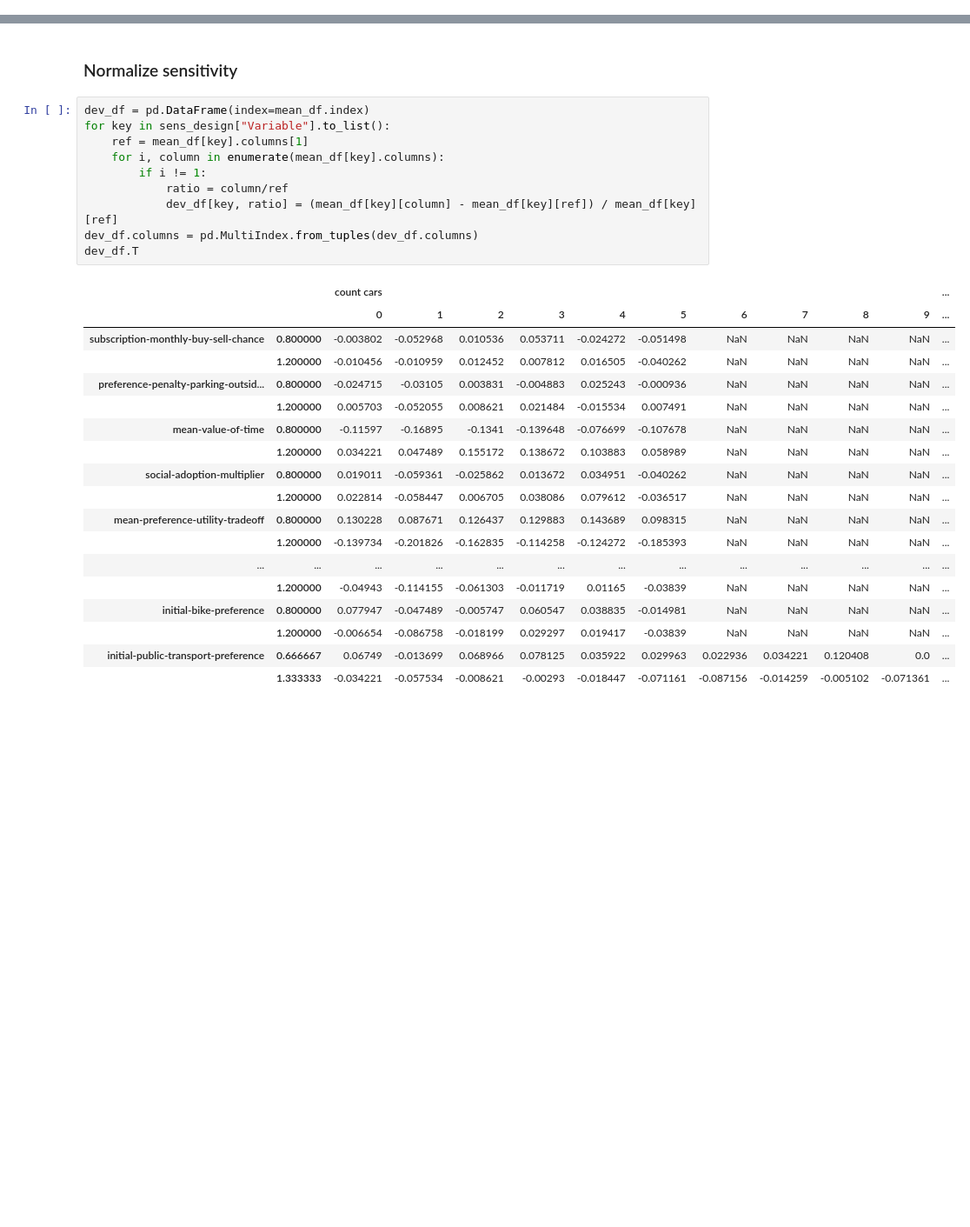
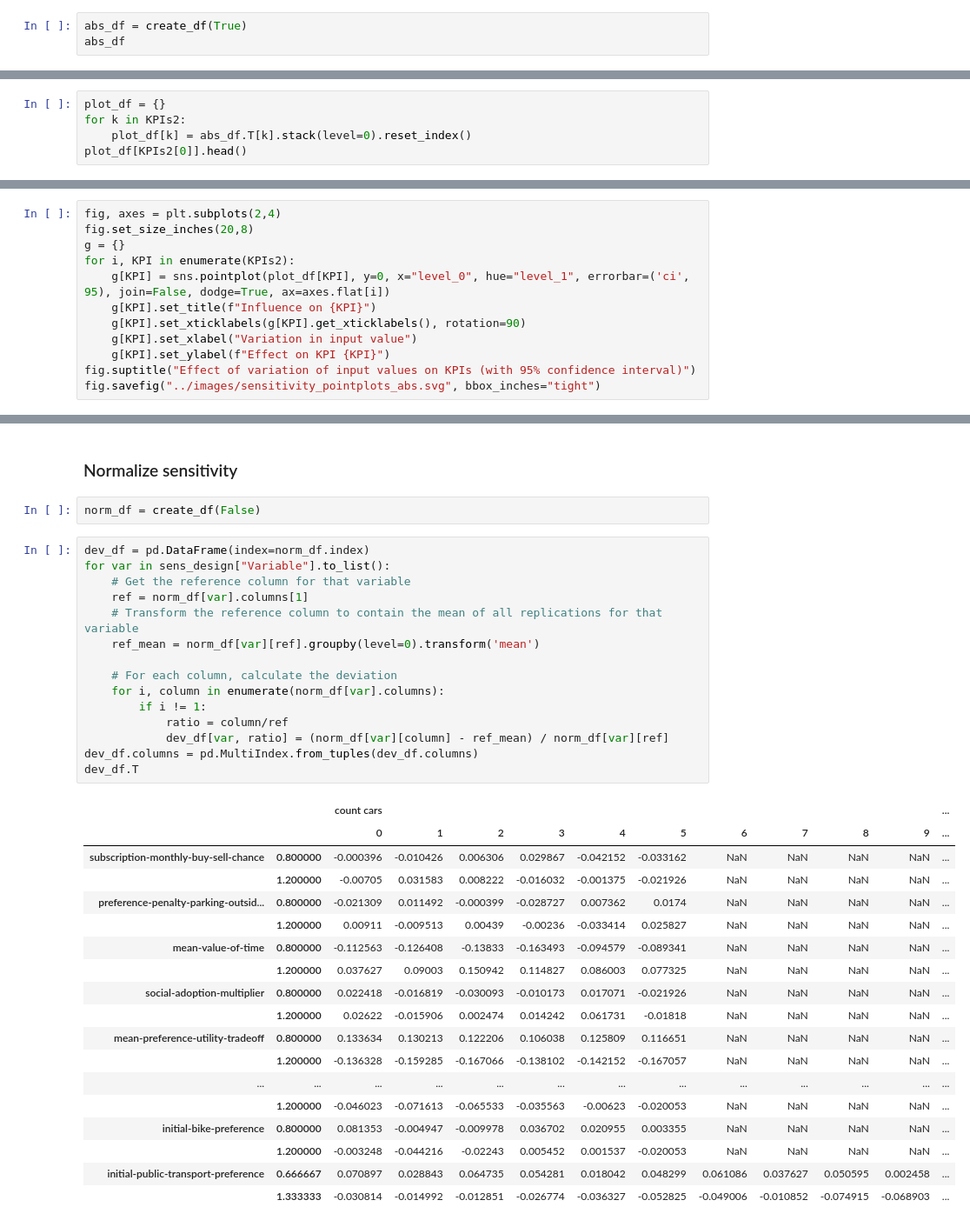
Before and after one commit to EwoutH/SEN9120-ABC, a Jupyter notebook: notebooks/process_sensitivity.ipynb, the cells around one changed output, grey strips where cells are left out. Shown: that part at 87% size. Cells and saved outputs as stored; diff of their text form; blank space fills up the shorter version.

Commit message:
Plot both absolute values and normalized sensitivity
Update the sensitivity analysis to plot both absolute values, and the normalized sensitivity.

```diff
--- a/notebooks/process_sensitivity.ipynb
+++ b/notebooks/process_sensitivity.ipynb
@@ -102,0 +98,3 @@ mean_df
+# %%
+abs_df = create_df(True)
+abs_df
@@ -102,0 +119,5 @@ mean_df
+# %%
+plot_df = {}
+for k in KPIs2:
+    plot_df[k] = abs_df.T[k].stack(level=0).reset_index()
+plot_df[KPIs2[0]].head()
@@ -102,0 +131,12 @@ mean_df
+# %%
+fig, axes = plt.subplots(2,4)
+fig.set_size_inches(20,8)
+g = {}
+for i, KPI in enumerate(KPIs2):
+    g[KPI] = sns.pointplot(plot_df[KPI], y=0, x="level_0", hue="level_1", errorbar=('ci', 95), join=False, dodge=True, ax=axes.flat[i])
+    g[KPI].set_title(f"Influence on {KPI}")
+    g[KPI].set_xticklabels(g[KPI].get_xticklabels(), rotation=90)
+    g[KPI].set_xlabel("Variation in input value")
+    g[KPI].set_ylabel(f"Effect on KPI {KPI}")
+fig.suptitle("Effect of variation of input values on KPIs (with 95% confidence interval)")
+fig.savefig("../images/sensitivity_pointplots_abs.svg", bbox_inches="tight")
@@ -103,32 +145,39 @@ mean_df
 # %% [markdown]
 ### Normalize sensitivity
+# %%
+norm_df = create_df(False)
 # %%
-dev_df = pd.DataFrame(index=mean_df.index)
-for key in sens_design["Variable"].to_list():
-    ref = mean_df[key].columns[1]
-    for i, column in enumerate(mean_df[key].columns):
+dev_df = pd.DataFrame(index=norm_df.index)
+for var in sens_design["Variable"].to_list():
+    # Get the reference column for that variable
+    ref = norm_df[var].columns[1]
+    # Transform the reference column to contain the mean of all replications for that variable
+    ref_mean = norm_df[var][ref].groupby(level=0).transform('mean')
+
+    # For each column, calculate the deviation
+    for i, column in enumerate(norm_df[var].columns):
         if i != 1:
             ratio = column/ref
-            dev_df[key, ratio] = (mean_df[key][column] - mean_df[key][ref]) / mean_df[key][ref]
+            dev_df[var, ratio] = (norm_df[var][column] - ref_mean) / norm_df[var][ref]
 dev_df.columns = pd.MultiIndex.from_tuples(dev_df.columns)
 dev_df.T
 # %% [output]
 |  |  | count cars |  |  |  |  |  |  |  |  |  | ... |
 |  |  | 0 | 1 | 2 | 3 | 4 | 5 | 6 | 7 | 8 | 9 | ... |
-| subscription-monthly-buy-sell-chance | 0.800000 | -0.003802 | -0.052968 | 0.010536 | 0.053711 | -0.024272 | -0.051498 | NaN | NaN | NaN | NaN | ... |
-|  | 1.200000 | -0.010456 | -0.010959 | 0.012452 | 0.007812 | 0.016505 | -0.040262 | NaN | NaN | NaN | NaN | ... |
-| preference-penalty-parking-outsid... | 0.800000 | -0.024715 | -0.03105 | 0.003831 | -0.004883 | 0.025243 | -0.000936 | NaN | NaN | NaN | NaN | ... |
-|  | 1.200000 | 0.005703 | -0.052055 | 0.008621 | 0.021484 | -0.015534 | 0.007491 | NaN | NaN | NaN | NaN | ... |
-| mean-value-of-time | 0.800000 | -0.11597 | -0.16895 | -0.1341 | -0.139648 | -0.076699 | -0.107678 | NaN | NaN | NaN | NaN | ... |
-|  | 1.200000 | 0.034221 | 0.047489 | 0.155172 | 0.138672 | 0.103883 | 0.058989 | NaN | NaN | NaN | NaN | ... |
-| social-adoption-multiplier | 0.800000 | 0.019011 | -0.059361 | -0.025862 | 0.013672 | 0.034951 | -0.040262 | NaN | NaN | NaN | NaN | ... |
-|  | 1.200000 | 0.022814 | -0.058447 | 0.006705 | 0.038086 | 0.079612 | -0.036517 | NaN | NaN | NaN | NaN | ... |
-| mean-preference-utility-tradeoff | 0.800000 | 0.130228 | 0.087671 | 0.126437 | 0.129883 | 0.143689 | 0.098315 | NaN | NaN | NaN | NaN | ... |
-|  | 1.200000 | -0.139734 | -0.201826 | -0.162835 | -0.114258 | -0.124272 | -0.185393 | NaN | NaN | NaN | NaN | ... |
+| subscription-monthly-buy-sell-chance | 0.800000 | -0.000396 | -0.010426 | 0.006306 | 0.029867 | -0.042152 | -0.033162 | NaN | NaN | NaN | NaN | ... |
+|  | 1.200000 | -0.00705 | 0.031583 | 0.008222 | -0.016032 | -0.001375 | -0.021926 | NaN | NaN | NaN | NaN | ... |
+| preference-penalty-parking-outsid... | 0.800000 | -0.021309 | 0.011492 | -0.000399 | -0.028727 | 0.007362 | 0.0174 | NaN | NaN | NaN | NaN | ... |
+|  | 1.200000 | 0.00911 | -0.009513 | 0.00439 | -0.00236 | -0.033414 | 0.025827 | NaN | NaN | NaN | NaN | ... |
+| mean-value-of-time | 0.800000 | -0.112563 | -0.126408 | -0.13833 | -0.163493 | -0.094579 | -0.089341 | NaN | NaN | NaN | NaN | ... |
+|  | 1.200000 | 0.037627 | 0.09003 | 0.150942 | 0.114827 | 0.086003 | 0.077325 | NaN | NaN | NaN | NaN | ... |
+| social-adoption-multiplier | 0.800000 | 0.022418 | -0.016819 | -0.030093 | -0.010173 | 0.017071 | -0.021926 | NaN | NaN | NaN | NaN | ... |
+|  | 1.200000 | 0.02622 | -0.015906 | 0.002474 | 0.014242 | 0.061731 | -0.01818 | NaN | NaN | NaN | NaN | ... |
+| mean-preference-utility-tradeoff | 0.800000 | 0.133634 | 0.130213 | 0.122206 | 0.106038 | 0.125809 | 0.116651 | NaN | NaN | NaN | NaN | ... |
+|  | 1.200000 | -0.136328 | -0.159285 | -0.167066 | -0.138102 | -0.142152 | -0.167057 | NaN | NaN | NaN | NaN | ... |
 | ... | ... | ... | ... | ... | ... | ... | ... | ... | ... | ... | ... | ... |
-|  | 1.200000 | -0.04943 | -0.114155 | -0.061303 | -0.011719 | 0.01165 | -0.03839 | NaN | NaN | NaN | NaN | ... |
-| initial-bike-preference | 0.800000 | 0.077947 | -0.047489 | -0.005747 | 0.060547 | 0.038835 | -0.014981 | NaN | NaN | NaN | NaN | ... |
-|  | 1.200000 | -0.006654 | -0.086758 | -0.018199 | 0.029297 | 0.019417 | -0.03839 | NaN | NaN | NaN | NaN | ... |
-| initial-public-transport-preference | 0.666667 | 0.06749 | -0.013699 | 0.068966 | 0.078125 | 0.035922 | 0.029963 | 0.022936 | 0.034221 | 0.120408 | 0.0 | ... |
-|  | 1.333333 | -0.034221 | -0.057534 | -0.008621 | -0.00293 | -0.018447 | -0.071161 | -0.087156 | -0.014259 | -0.005102 | -0.071361 | ... |
+|  | 1.200000 | -0.046023 | -0.071613 | -0.065533 | -0.035563 | -0.00623 | -0.020053 | NaN | NaN | NaN | NaN | ... |
+| initial-bike-preference | 0.800000 | 0.081353 | -0.004947 | -0.009978 | 0.036702 | 0.020955 | 0.003355 | NaN | NaN | NaN | NaN | ... |
+|  | 1.200000 | -0.003248 | -0.044216 | -0.02243 | 0.005452 | 0.001537 | -0.020053 | NaN | NaN | NaN | NaN | ... |
+| initial-public-transport-preference | 0.666667 | 0.070897 | 0.028843 | 0.064735 | 0.054281 | 0.018042 | 0.048299 | 0.061086 | 0.037627 | 0.050595 | 0.002458 | ... |
+|  | 1.333333 | -0.030814 | -0.014992 | -0.012851 | -0.026774 | -0.036327 | -0.052825 | -0.049006 | -0.010852 | -0.074915 | -0.068903 | ... |
 18 rows × 96 columns
```
Also changed, not shown: parts of 16 cells of this notebook, 2 other files.
